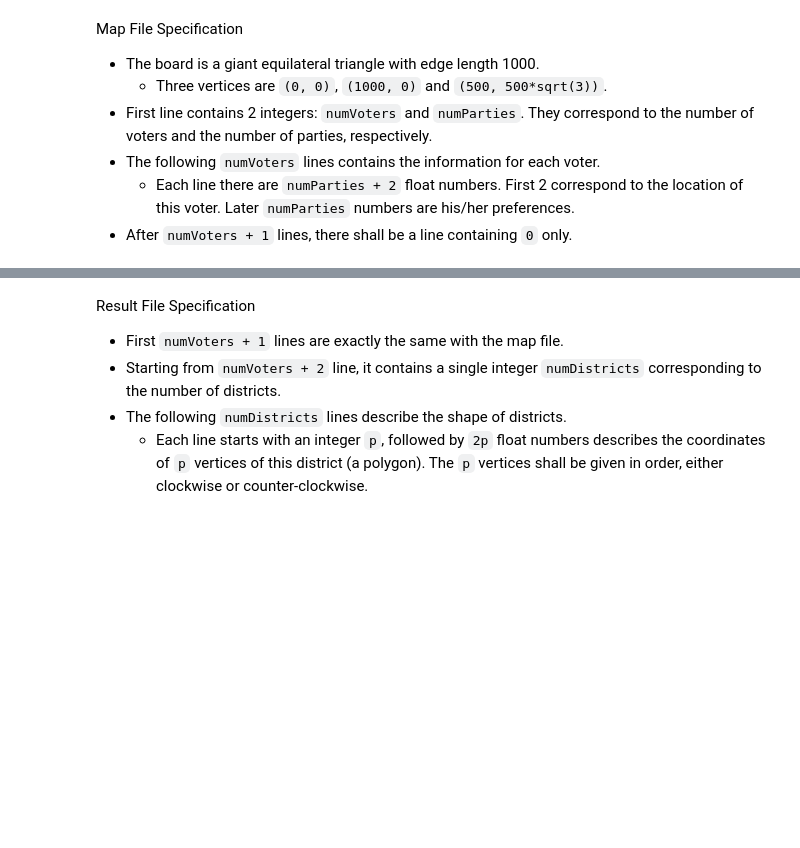
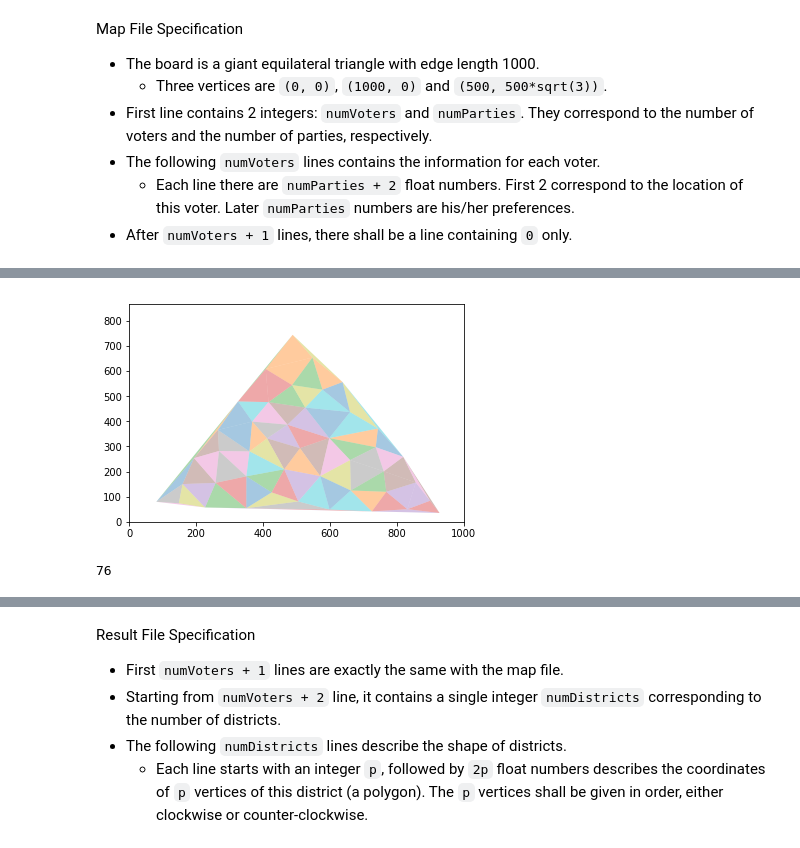
Before and after one commit to mrain/pps-election, a Jupyter notebook: election/g8/COMS4444-HW2-KMeans-Voronoi.ipynb, the cells around one changed output, grey strips where cells are left out. Saved outputs shown, nothing was run; the diff lists cells and outputs as text; code cells hidden in the pictures; blank space fills up the shorter version.

```diff
--- a/election/g8/COMS4444-HW2-KMeans-Voronoi.ipynb
+++ b/election/g8/COMS4444-HW2-KMeans-Voronoi.ipynb
@@ -175,0 +268,26 @@ plt.show()
+# %%
+# Box the triangular boundary
+box = Polygon([[0, 0], [1000, 0], [500, 500*math.sqrt(3)]])
+
+# Final Output Districts
+districts = []
+
+# Colorize Districts
+for region in tri.simplices:
+    polygon = points[region]
+    # Clipping polygon
+    poly = Polygon(polygon)
+    poly = poly.intersection(box)
+    polygon = [p for p in poly.exterior.coords]
+    districts.append(polygon)
+    plt.fill(*zip(*polygon), alpha=0.4)
+
+plt.xlim(0, 1000)
+plt.ylim(0, 500*math.sqrt(3))
+plt.show()
+# %% [output]
+[figure, added]
+# %%
+print(len(districts))
+# %% [output]
+76
```
Also changed, not shown: parts of 16 cells of this notebook.
